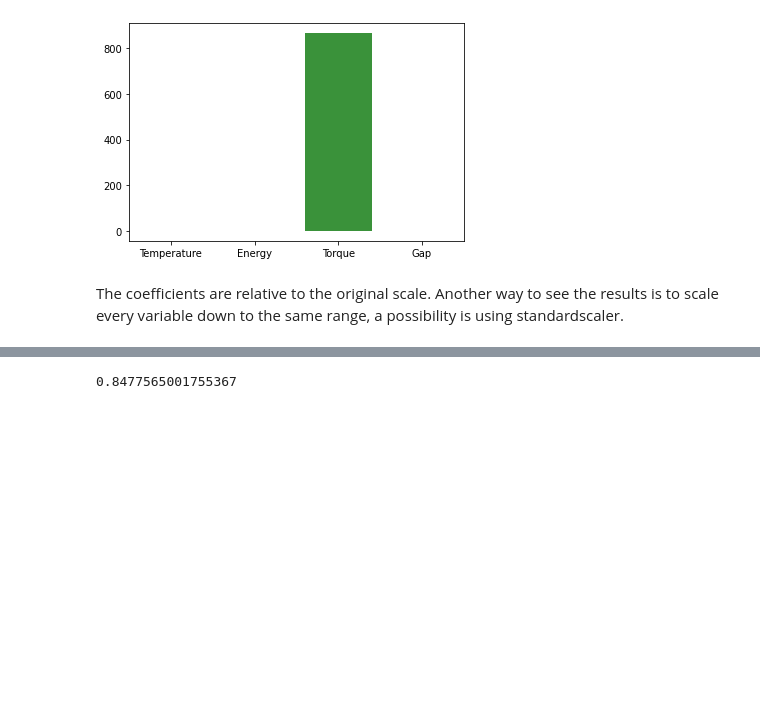
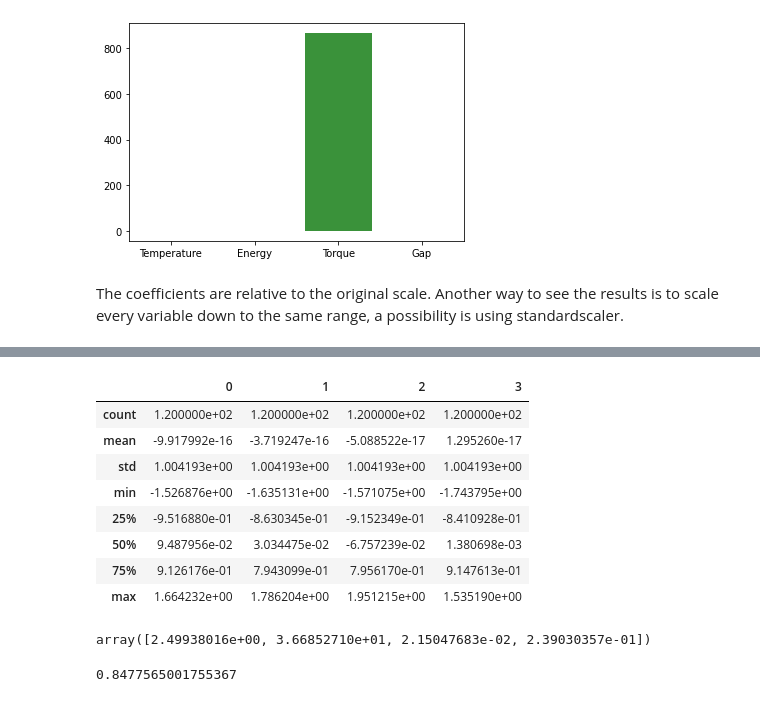
Before and after one commit to AndC314/ActivityProject, a Jupyter notebook: Practice_1_result.ipynb, the cells around one changed output, grey strips where cells are left out. Drawn from its saved outputs; the diff is of its cells as text; code cells hidden in the pictures; blank space fills up the shorter version.

```diff
--- a/Practice_1_result.ipynb
+++ b/Practice_1_result.ipynb
@@ -72,3 +72,8 @@ The coefficients are relative to the original scale. Another way to see the resu
 sc = StandardScaler()
 X_std = sc.fit_transform(X_train)
 X_tstd = sc.transform(X_test)
+
+# without library
+X_mean = np.mean(X_train,0)
+X_std_1 = np.std(X_train,0)
+X_normalized = (X_train-X_mean)/X_std_1
@@ -74,0 +92,12 @@ X_tstd = sc.transform(X_test)
+# %%
+pd.DataFrame(X_normalized).describe()
+# %% [output]
+|  | 0 | 1 | 2 | 3 |
+| count | 1.200000e+02 | 1.200000e+02 | 1.200000e+02 | 1.200000e+02 |
+| mean | -9.917992e-16 | -3.719247e-16 | -5.088522e-17 | 1.295260e-17 |
+| std | 1.004193e+00 | 1.004193e+00 | 1.004193e+00 | 1.004193e+00 |
+| min | -1.526876e+00 | -1.635131e+00 | -1.571075e+00 | -1.743795e+00 |
+| 25% | -9.516880e-01 | -8.630345e-01 | -9.152349e-01 | -8.410928e-01 |
+| 50% | 9.487956e-02 | 3.034475e-02 | -6.757239e-02 | 1.380698e-03 |
+| 75% | 9.126176e-01 | 7.943099e-01 | 7.956170e-01 | 9.147613e-01 |
+| max | 1.664232e+00 | 1.786204e+00 | 1.951215e+00 | 1.535190e+00 |
@@ -75,3 +107,7 @@ X_tstd = sc.transform(X_test)
+# %%
+np.mean(X_std_bis,0)
+# %% [output]
+array([2.49938016e+00, 3.66852710e+01, 2.15047683e-02, 2.39030357e-01])
 # %%
 lr.fit(X_std, y_train)
 lr.score(X_tstd, y_test)
```
Also changed, not shown: parts of 3 cells of this notebook.
